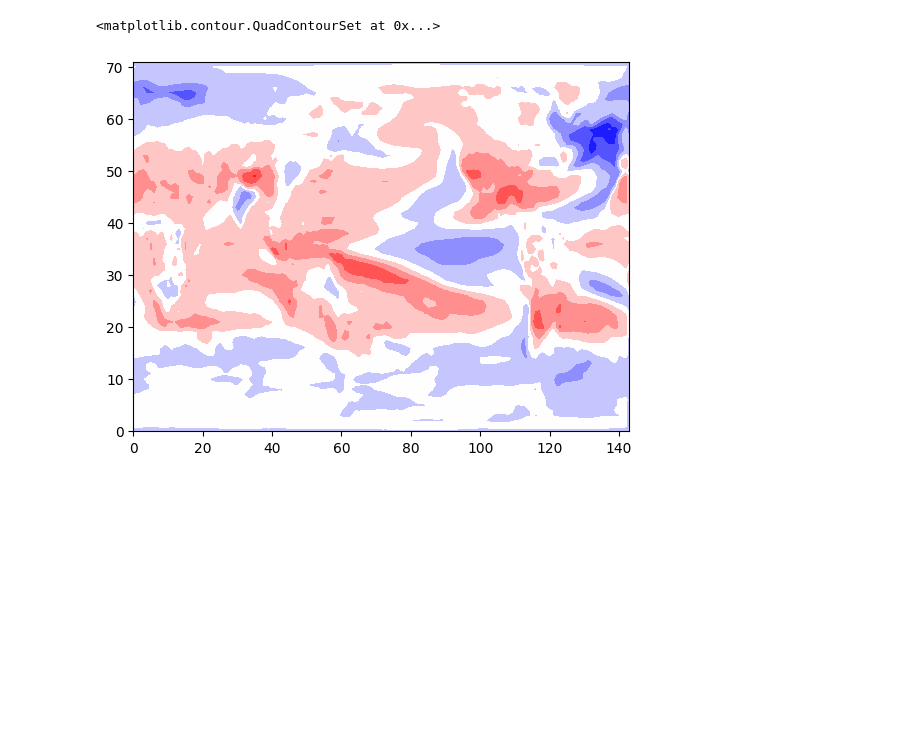
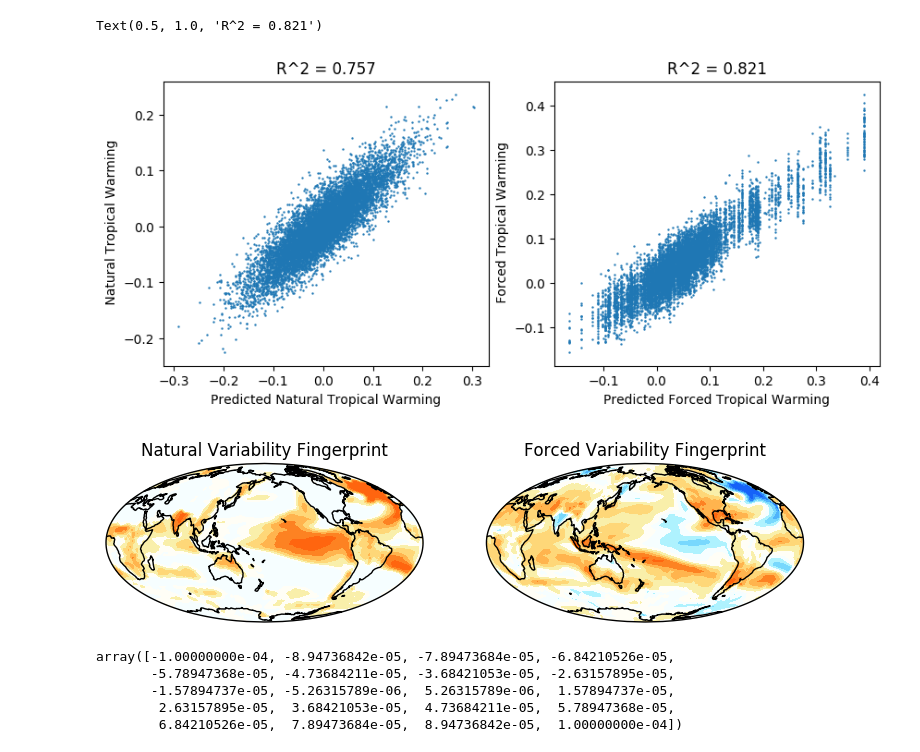
Before and after one commit to AodhanSweeney/SurfaceTrendLearing, a Jupyter notebook: RealScience/pulling_in_netcdf.ipynb, the cells around one changed output. Saved outputs shown, nothing was run; the diff lists cells and outputs as text; code cells hidden in the pictures; blank space fills up the shorter version.

Commit message:
Adding small plotting changes

```diff
--- a/RealScience/pulling_in_netcdf.ipynb
+++ b/RealScience/pulling_in_netcdf.ipynb
@@ -111,8 +118,6 @@ from sklearn.ensemble import RandomForestRegressor
 from sklearn.model_selection import train_test_split
 from sklearn import model_selection
 
-#X_train, X_test, y_train, y_test = train_test_split(input_to_model, output, test_size=0.2, random_state=42)
-#y_test = np.array(y_test)
-pls2 = PLSRegression(20)
+pls2 = PLSRegression(n_components=6)
 pls_model = pls2.fit(TraingPredictorData, TrainingTargetData)
 Y_pred = pls2.predict(TestingPredictorData)
@@ -129,5 +124,53 @@ stats.pearsonr(Y_pred[:,0], TestingTargetData[:,0])[0]**2
-# %%
-plt.contourf(np.reshape(pls_model.coef_[:,1], (72,144)), cmap='bwr')
-# %% [output]
-<matplotlib.contour.QuadContourSet at 0x...>
-[figure, removed]
+# %%
+from scipy import stats
+fig, axs = plt.subplots(1,2, figsize=(10,4))
+
+################## Natural Predictions ####################
+axs[0].scatter(TestingTargetData[:,0], Y_pred[:,0], s=0.5)
+axs[0].set_xlabel('Predicted Natural Tropical Warming')
+axs[0].set_ylabel(' Natural Tropical Warming')
+R2 = stats.pearsonr(TestingTargetData[:,0], Y_pred[:,0])[0]**2
+axs[0].set_title('R^2 = {accuracy}'.format(accuracy=str(R2)[:5]))
+
+################## Forced Predictions ####################
+axs[1].scatter(TestingTargetData[:,1], Y_pred[:,1], s=0.5)
+axs[1].set_xlabel('Predicted Forced Tropical Warming')
+axs[1].set_ylabel(' Forced Tropical Warming')
+R2 = stats.pearsonr(TestingTargetData[:,1], Y_pred[:,1])[0]**2
+axs[1].set_title('R^2 = {accuracy}'.format(accuracy=str(R2)[:5]))
+# %% [output]
+Text(0.5, 1.0, 'R^2 = 0.821')
+[figure, added]
+# %%
+#Plotting is below
+lat_bins = np.linspace(-90, 90., 72)
+lon_bins = np.linspace(0, 357.5, 144)
+
+lim = np.linspace(-.00009, .00009, 11)
+subplot_kw = dict(projection=ccrs.Mollweide(central_longitude=180))
+fig, ax = plt.subplots(1, 2, figsize=(9, 4), subplot_kw=subplot_kw)
+####################################################################################
+ax[0].coastlines()
+#ax[0].set_extent([0.0, -1, -90.0, 90.0])
+ax[0].set_title('Natural Variability Fingerprint')
+coef_map_cyclic, lon = add_cyclic_point(np.reshape(pls_model.coef_[:,0], (72,144)), coord=lon_bins)
+im = ax[0].contourf(lon, lat_bins, coef_map_cyclic, 20, levels=lim,
+                    transform=ccrs.PlateCarree(), extend='both', cmap=custom_cmap)
+####################################################################################
+ax[1].coastlines()
+#ax[1].set_extent([0.0, -1, -90.0, 90.0])
+ax[1].set_title('Forced Variability Fingerprint')
+coef_map_cyclic, lon = add_cyclic_point(np.reshape(pls_model.coef_[:,1], (72,144)), coord=lon_bins)
+
+im = ax[1].contourf(lon, lat_bins, coef_map_cyclic, 20, levels=lim,
+                    transform=ccrs.PlateCarree(), extend='both', cmap=custom_cmap)
+# %% [output]
+[figure, added]
+# %%
+np.linspace(-.0001, .0001, 20)
+# %% [output]
+array([-1.00000000e-04, -8.94736842e-05, -7.89473684e-05, -6.84210526e-05,
+       -5.78947368e-05, -4.73684211e-05, -3.68421053e-05, -2.63157895e-05,
+       -1.57894737e-05, -5.26315789e-06,  5.26315789e-06,  1.57894737e-05,
+        2.63157895e-05,  3.68421053e-05,  4.73684211e-05,  5.78947368e-05,
+        6.84210526e-05,  7.89473684e-05,  8.94736842e-05,  1.00000000e-04])
```
Also changed, not shown: parts of 2 cells of this notebook.
